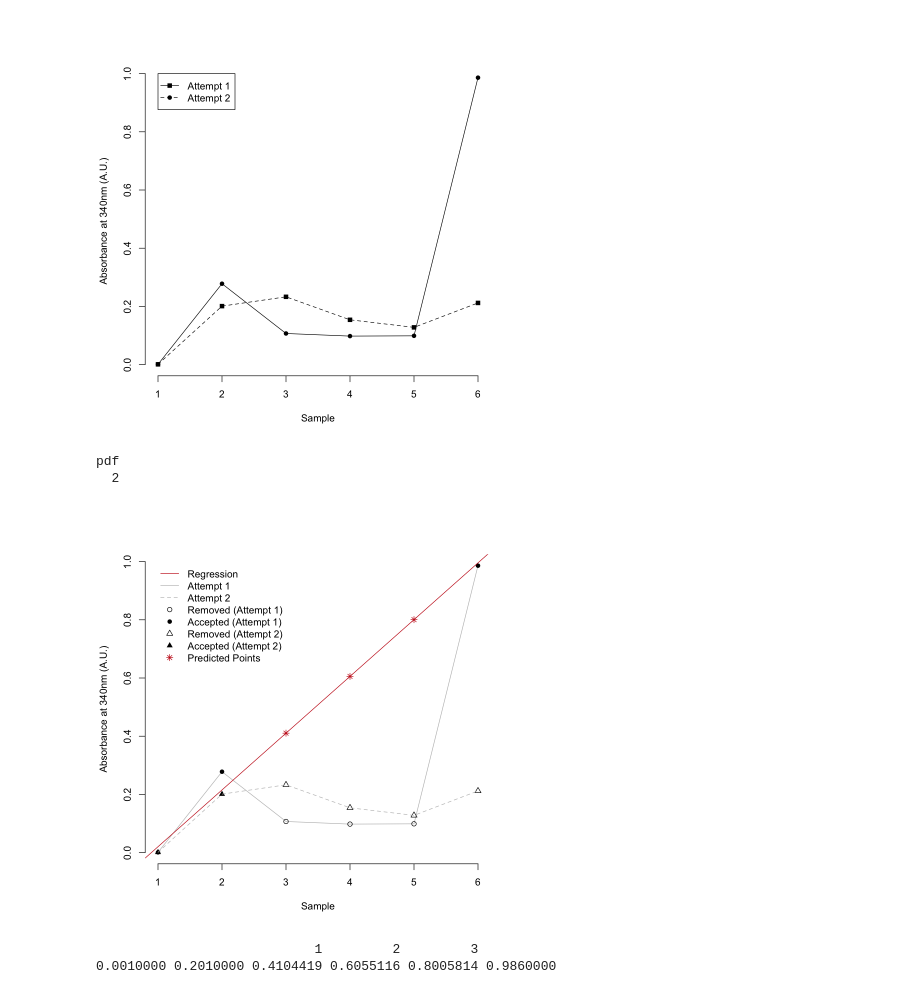
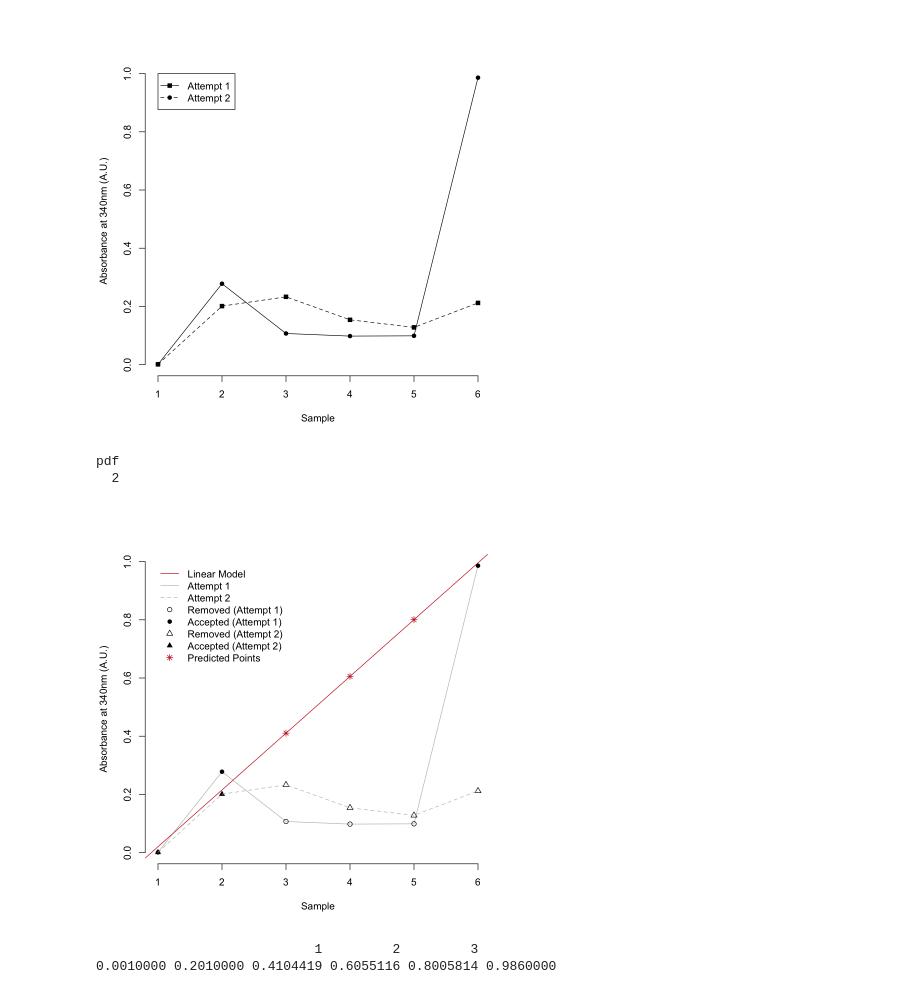
Before and after one commit to zrthxn/molbiolab, a Jupyter notebook: absorption.ipynb, the cells around one changed output. Drawn from its saved outputs; the diff is of its cells as text; code cells hidden in the pictures.

```diff
--- a/absorption.ipynb
+++ b/absorption.ipynb
@@ -113,32 +113,32 @@ hypothetical = predict.lm(m1, newdata=data.frame(x=c(3,4,5)))
 # %%
 plot(abs_340nm_run1, type="l", frame=FALSE, col="gray", xlab="Sample", ylab="Absorbance at 340nm (A.U.)")
 points(abs_340nm_run1, pch=c(16, 16, 1, 1, 1, 16))
 abline(m1, col="#c61010")
 
 points(abs_340nm_run2, pch=c(17, 17, 2, 2, 2, 2))
 lines(abs_340nm_run2, col="gray", lty=2)
 
 points(x=c(3,4,5), y=hypothetical, col="#c61010", pch=8)
 
 legend(1, 1, cex=1, bty="n",
        lty=c(1,1,2,NA,NA,NA,NA,NA),
        col=c("#c61010","gray","gray","black","black","black","black","#c61010"),
        pch=c(NA,NA,NA,1,16,2,17,8),
        legend=c(
-           "Regression",
+           "Linear Model",
            "Attempt 1",
            "Attempt 2",
            "Removed (Attempt 1)",
            "Accepted (Attempt 1)",
            "Removed (Attempt 2)",
            "Accepted (Attempt 2)",
            "Predicted Points"
         ))
 dev.print(png, 'resources/absorption_340_pred.png', width=500, height=500)
 # %% [output]
 pdf
   2
-[figure, old version]
+[figure, new version]
 # %%
 # Accepted points
 accepted = c(
```
Also changed, not shown: 3 other files.
